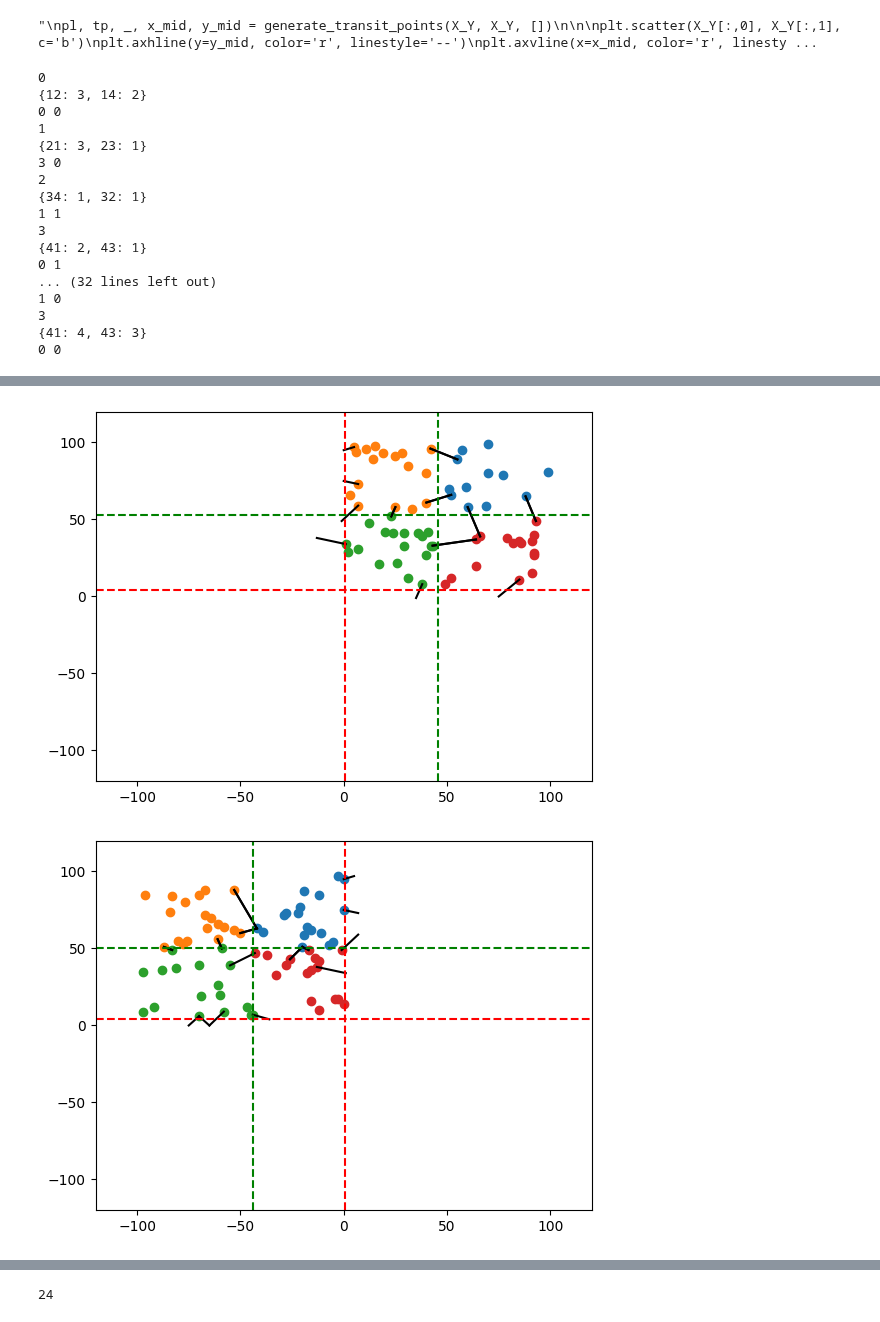
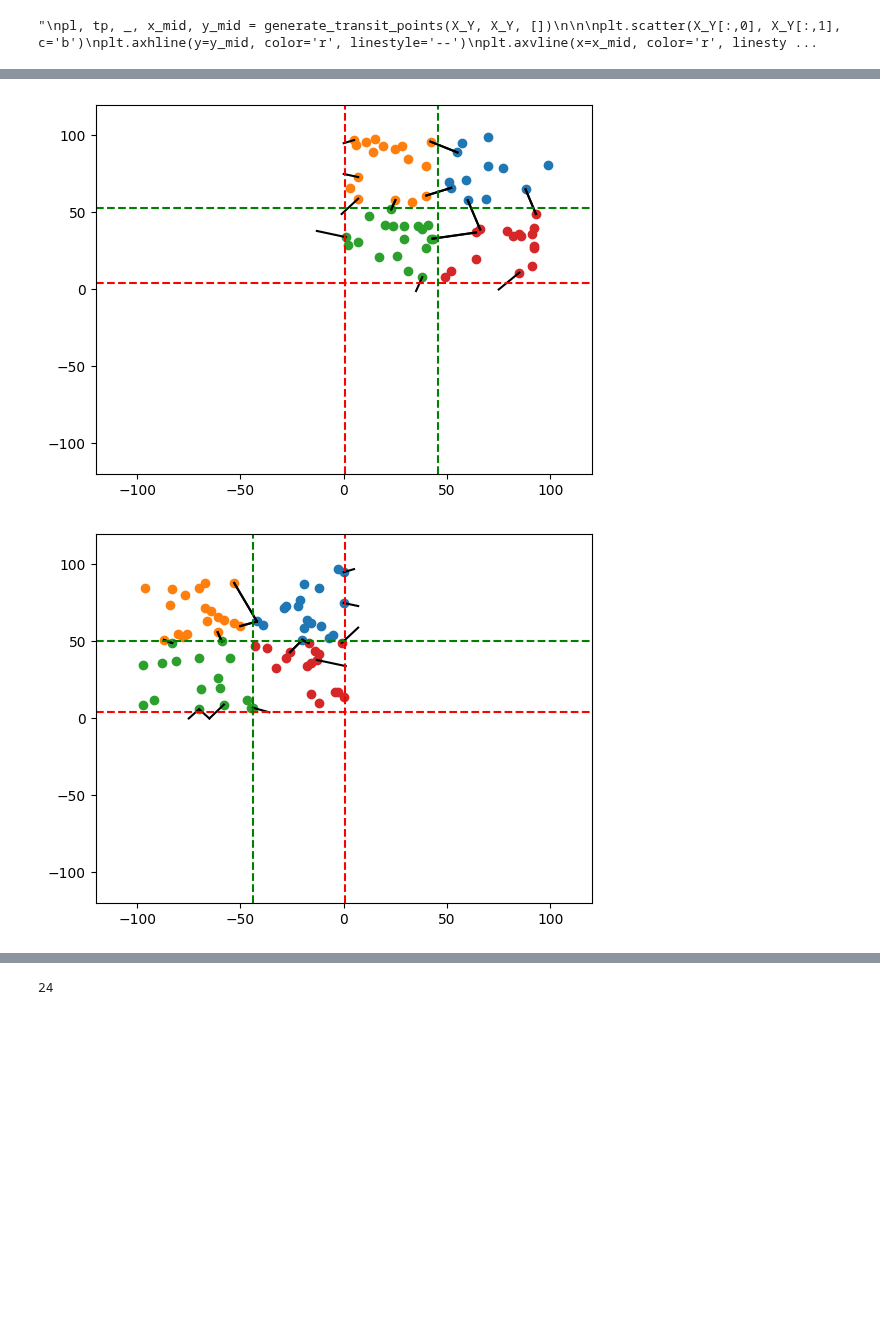
Before and after one commit to sangmin-yoo/TAXI, a Jupyter notebook: Large-Scale-Ising_graph_partition.ipynb, the cells around one changed output, grey strips where cells are left out. Drawn from its saved outputs; the diff is of its cells as text; code cells hidden in the pictures; blank space fills up the shorter version.

```diff
--- a/Large-Scale-Ising_graph_partition.ipynb
+++ b/Large-Scale-Ising_graph_partition.ipynb
@@ -956,7 +910,7 @@ def recurse_graph(global_array, points_info, transit_point_master, transit_info_
     x/y_reference frame is a 3-tuple only for visualization purposes. (for the gridding that is happening)
     '''
     for i, p in enumerate(points_info):
-        if p[1] == None:
+        if p[1] == False:
             p_new, _, transit_point_master, transit_info_master, x_mid, y_mid = generate_transit_points(global_array, p[0], transit_point_master, transit_info_master, reference_frame, ising_size)
             '''
             for p_nest in p_new:
@@ -987,52 +941,35 @@ def recurse_graph(global_array, points_info, transit_point_master, transit_info_
             elif i == 1:
                 x_lim_1 = y_ref
                 x_lim_2 = x_ref_max
                 y_lim_1 = y_ref_min
                 y_lim_2 = x_ref
             elif i == 2:
                 x_lim_1 = x_ref_min
                 x_lim_2 = y_ref
                 y_lim_1 = y_ref_min
                 y_lim_2 = x_ref
             elif i == 3:
                 x_lim_1 = x_ref_min
                 x_lim_2 = y_ref
                 y_lim_1 = x_ref
                 y_lim_2 = y_ref_max
 
 
             partitions.append((x_mid, x_lim_1, x_lim_2, y_mid, y_lim_1, y_lim_2))
             transit_point_master, transit_info_master, partitions = recurse_graph(global_array, p_new, transit_point_master, transit_info_master, partitions, (x_mid, x_lim_1, x_lim_2, y_mid, y_lim_1 ,y_lim_2), ising_size)
     return transit_point_master, transit_info_master, partitions
 
 partitions = []
 transit_point_master = []
 transit_info_master = []
 
-initial_points_info = [(X_Y, None)]
+initial_points_info = [(X_Y, False)]
 
 transit_point_master, transit_info_master, partitions = recurse_graph(X_Y, initial_points_info, transit_point_master, transit_info_master, partitions)
 # %% [output]
-0
-{12: 3, 14: 2}
-0 0
-1
-{21: 3, 23: 1}
-3 0
-2
-{34: 1, 32: 1}
-1 1
-3
-{41: 2, 43: 1}
-0 1
-... (32 lines left out)
-1 0
-3
-{41: 4, 43: 3}
-0 0
 [figure]
 [figure]
-[figure, old version]
+[figure, new version]
 [figure]
 [figure]
 # %%
```
Also changed, not shown: parts of 3 cells of this notebook.
